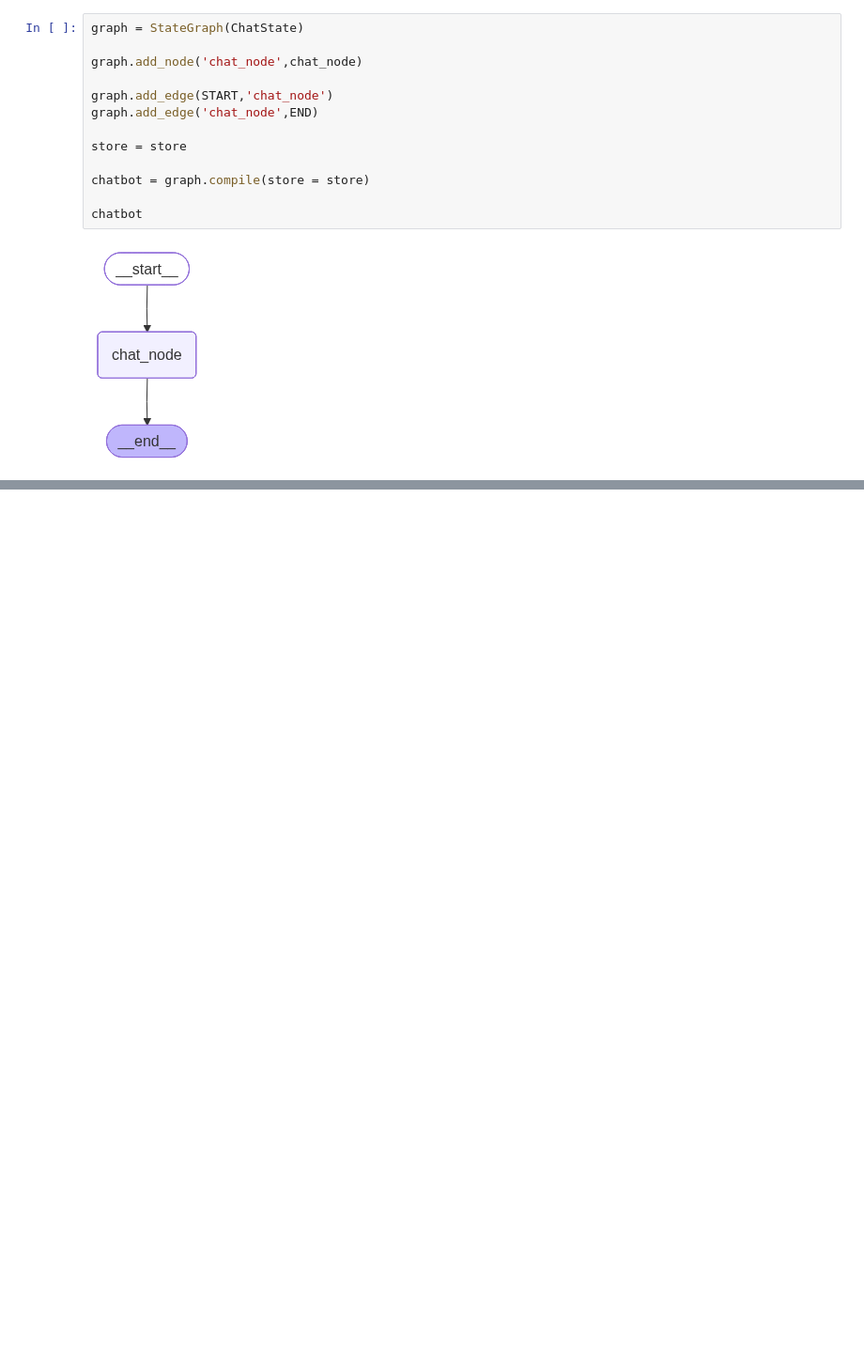
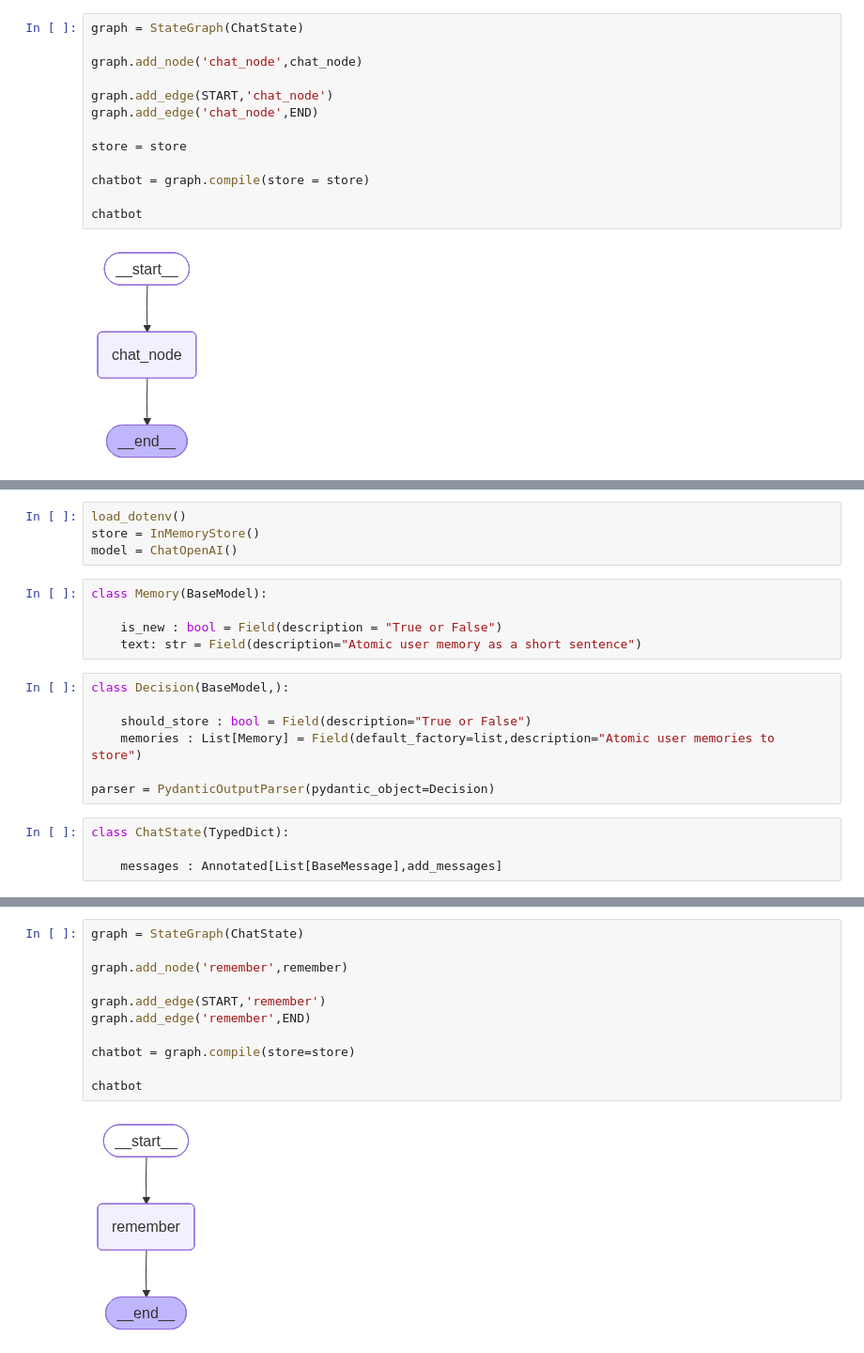
Before and after one commit to jay-kanakia/memory_in_llm, a Jupyter notebook: 7_ltm_implementation.ipynb, the cells around one changed output, grey strips where cells are left out. Shown at 94% size. Saved outputs shown, nothing was run; the diff lists cells and outputs as text; blank space fills up the shorter version.

```diff
--- a/7_ltm_implementation.ipynb
+++ b/7_ltm_implementation.ipynb
@@ -118,0 +227,20 @@ TypeError: 'NoneType' object is not subscriptable
+# %%
+load_dotenv()
+store = InMemoryStore()
+model = ChatOpenAI()
+# %%
+class Memory(BaseModel):
+
+    is_new : bool = Field(description = "True or False")
+    text: str = Field(description="Atomic user memory as a short sentence")
+# %%
+class Decision(BaseModel,):
+
+    should_store : bool = Field(description="True or False")
+    memories : List[Memory] = Field(default_factory=list,description="Atomic user memories to store")
+
+parser = PydanticOutputParser(pydantic_object=Decision)
+# %%
+class ChatState(TypedDict):
+
+    messages : Annotated[List[BaseMessage],add_messages]
@@ -118,0 +295,13 @@ TypeError: 'NoneType' object is not subscriptable
+# %%
+graph = StateGraph(ChatState)
+
+graph.add_node('remember',remember)
+
+graph.add_edge(START,'remember')
+graph.add_edge('remember',END)
+
+chatbot = graph.compile(store=store)
+
+chatbot
+# %% [output]
+[figure, added]
```
Also changed, not shown: parts of 22 cells of this notebook.
